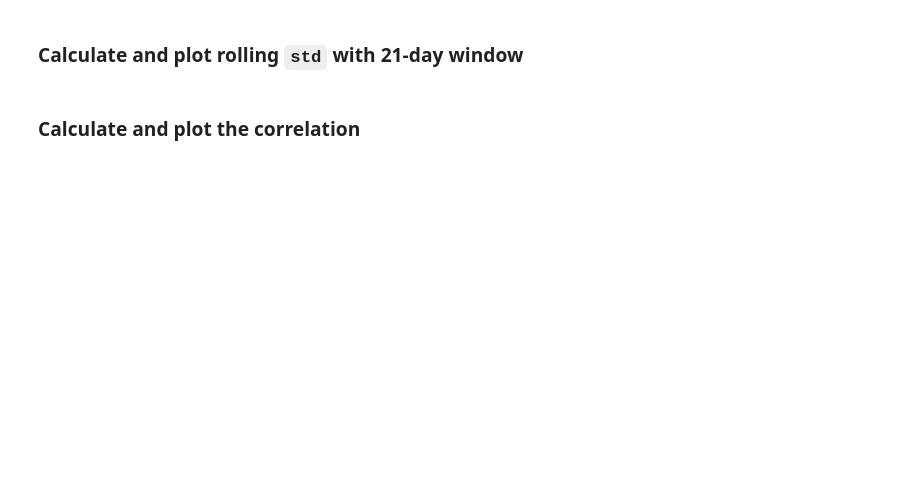
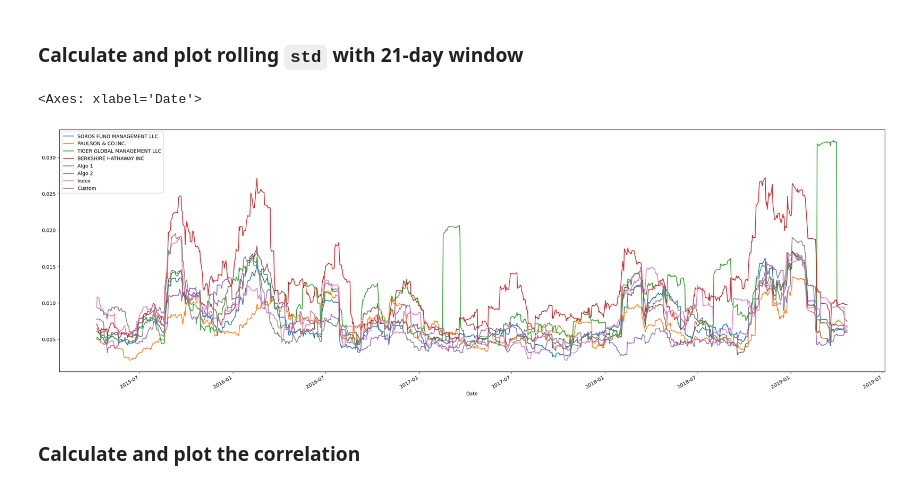
Before and after one commit to mfranca95/Pandas_Homework, a Jupyter notebook: whale_analysis.ipynb, the cells around one changed output. Cells and saved outputs as stored; diff of their text form; code cells hidden in the pictures; blank space fills up the shorter version.

```diff
--- a/whale_analysis.ipynb
+++ b/whale_analysis.ipynb
@@ -402,0 +412,9 @@ In this section, you will build your own portfolio of stocks, calculate the retu
+# %%
+# For time sake I downloaded the stocks information in a single DataFrame
+custom_csv = Path('Resources/portfolio_historical.csv')
+custom_df = pd.read_csv(custom_csv)
+custom_df.drop(columns=['Unnamed: 5','Unnamed: 6','Unnamed: 7','Unnamed: 8','Unnamed: 9','Unnamed: 10','Unnamed: 11','Unnamed: 12','Unnamed: 13','Unnamed: 14'],inplace=True)
+custom_df['Date'] = pd.to_datetime(custom_df['Date']).dt.date
+custom_df = custom_df.set_index('Date')
+custom_df.dropna(inplace=True)
+custom_df
@@ -411,0 +438,14 @@ weights = [1/3, 1/3, 1/3]
+# %%
+# Set weights
+weights = [0.25, 0.25, 0.25, 0.25]
+
+# Calculate portfolio return
+custom_df['AAPL'] = custom_df['AAPL'].pct_change(1)
+custom_df['T'] = custom_df['T'].pct_change(1)
+custom_df['LMT'] = custom_df['LMT'].pct_change(1)
+custom_df['XOM'] = custom_df['XOM'].pct_change(1)
+custom_df.dropna(inplace=True)
+custom_return = custom_df.dot(weights)
+
+# Display sample data
+custom_return
@@ -413,3 +467,5 @@ weights = [1/3, 1/3, 1/3]
 ## Join your portfolio returns to the DataFrame that contains all of the portfolio returns
 # %%
 # Join your returns DataFrame to the original returns DataFrame
+strats_df["Custom"] = custom_return
+strats_df
@@ -416,2 +487,4 @@ weights = [1/3, 1/3, 1/3]
 # %%
 # Only compare dates where return data exists for all the stocks (drop NaNs)
+strats_df.dropna(inplace=True)
+strats_df
@@ -425,8 +524,11 @@ weights = [1/3, 1/3, 1/3]
 ### Calculate and plot rolling `std` with 21-day window
 # %%
 # Calculate rolling standard deviation
-
+strats_df.rolling(window=21).std().plot(figsize=(30,10))
 # Plot rolling standard deviation
+# %% [output]
+<Axes: xlabel='Date'>
+[figure, added]
 # %% [markdown]
 ### Calculate and plot the correlation
 # %%
```
Also changed, not shown: parts of 26 cells of this notebook.
